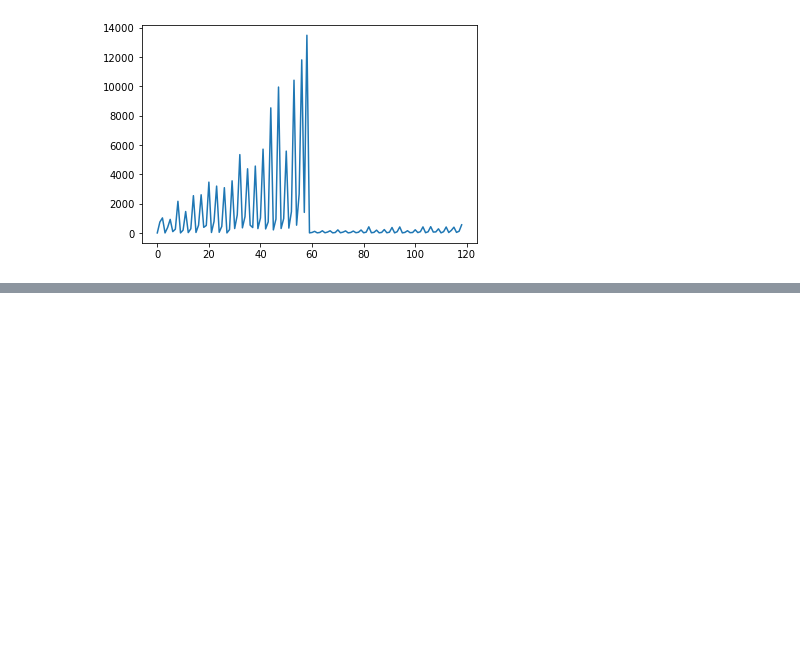
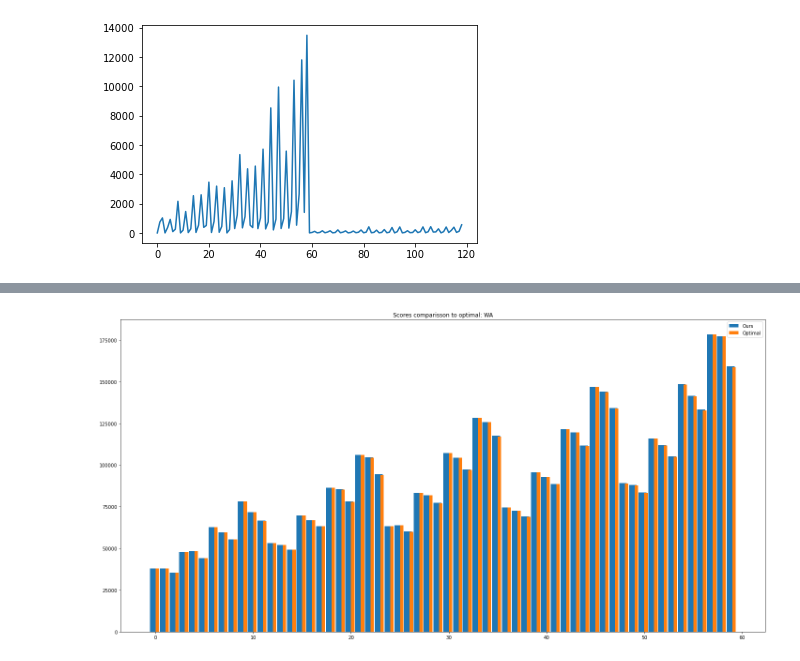
Before and after one commit to alexl4123/PSSAI_G15, a Jupyter notebook: ex1/notebook.ipynb, the cells around one changed output, grey strips where cells are left out. Drawn from its saved outputs; the diff is of its cells as text; code cells hidden in the pictures; blank space fills up the shorter version.

```diff
--- a/ex1/notebook.ipynb
+++ b/ex1/notebook.ipynb
@@ -479,0 +483,26 @@ fig.savefig("score_comapre")
+# %%
+men_means = df3_WB["total_cost"].to_numpy()
+women_means = df3_WB["cost"].to_numpy()
+labels = np.array([i for i in range(len(men_means))])
+
+x = np.arange(len(labels))  # the label locations
+width = 0.35  # the width of the bars
+
+fig, ax = plt.subplots(figsize=(20,10))
+rects1 = ax.bar(x - width/2, men_means, label='Ours')
+rects2 = ax.bar(x + width/2, women_means, width, label='Optimal')
+
+# Add some text for labels, title and cust
+
+ax.set_title('Scores comparisson to optimal: WA')
+ax.legend()
+
+#ax.bar_label(rects1, padding=3)
+#ax.bar_label(rects2, padding=3)
+
+fig.tight_layout()
+
+plt.show()
+fig.savefig("score_comapre_WB")
+# %% [output]
+[figure, added]
```
Also changed, not shown: parts of 12 cells of this notebook, 4 other files.
